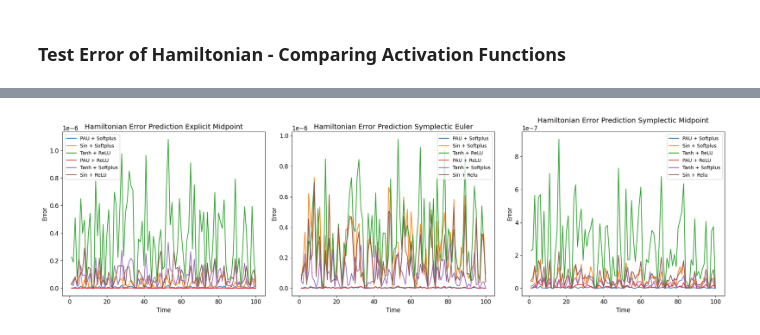
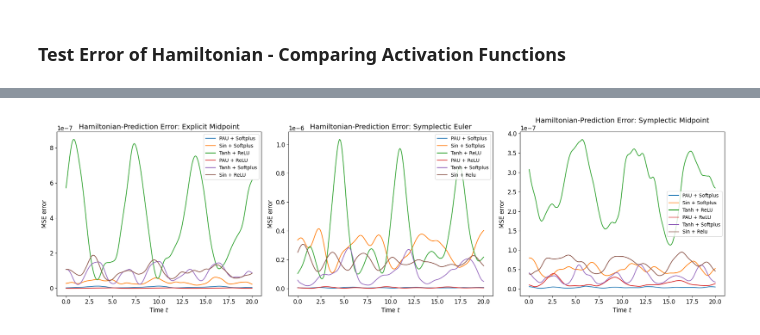
Before and after one commit to sannejamila/HNNs_ODEs, a Jupyter notebook: HenonHeiles.ipynb, the cells around one changed output, grey strips where cells are left out. Cells and saved outputs as stored; diff of their text form; code cells hidden in the pictures.

```diff
--- a/HenonHeiles.ipynb
+++ b/HenonHeiles.ipynb
@@ -438,8 +452,8 @@ plt.show()
 # %% [markdown]
 ## Test Error Analysis - Comparing Activation Functions
 # %%
-def test_loss(pred,exact):
-    return ((pred-exact)**2).mean()
+#def test_loss(pred,exact):
+    #return ((pred-exact)**2).mean()
 # %% [markdown]
 ### Predicting Test Data
 # %%
@@ -477,6 +491,12 @@ Explicit Midpoint with Tanh and ReLU done
 Explicit Midpoint with PAU and ReLU done
 Explicit Midpoint with Tanh and Softplus done
 Explicit Midpoint with Sin and ReLU done
+# %%
+def test_loss(pred,exact):
+    mse_per_time = torch.mean((pred - exact) ** 2, dim=(0, 2))
+    return mse_per_time
+
+mse_per_time = test_loss(u_exp_PAU_Soft,u_test_exp)
 # %%
 u_symp_eul_PAU_Soft, _ = model_symp_eul_PAU_Soft.generate_trajectories(ntrajectories = ntraj_test, t_sample = t_test,integrator = "symplectic euler",u0s=u0_test)
 print("Symplectic Euler with PAU and Softplus done")
@@ -785,67 +741,42 @@ for i in range(u_symp_Sin_ReLU.shape[0]):
 # %%
 fig, ax = plt.subplots(1, 3, figsize=(20, 6))
 
-traject = np.linspace(1,ntraj_test,ntraj_test)
+
+ax[0].plot(t_test, H_err_exp_PAU_Soft, label="PAU + Softplus")
+ax[0].plot(t_test, H_err_exp_Sin_Soft, label="Sin + Softplus")
+ax[0].plot(t_test, H_err_exp_Tanh_ReLU, label="Tanh + ReLU")
+ax[0].plot(t_test, H_err_exp_PAU_ReLU, label="PAU + ReLU")
+ax[0].plot(t_test, H_err_exp_Tanh_soft, label="Tanh + Softplus")
+ax[0].plot(t_test, H_err_exp_Sin_ReLU, label="Sin + ReLU")
+ax[0].set_xlabel(f"Time $t$")
+ax[0].set_ylabel("MSE error")
+ax[0].set_title("Hamiltonian-Prediction Error: Explicit Midpoint")
+ax[0].legend()
 
 
-ax[0].plot(traject, H_err_exp_PAU_Soft, label="PAU + Softplus")
-ax[0].plot(traject, H_err_exp_Sin_Soft, label="Sin + Softplus")
-ax[0].plot(traject, H_err_exp_Tanh_ReLU, label="Tanh + ReLU")
-ax[0].plot(traject, H_err_exp_PAU_ReLU, label="PAU + ReLU")
-ax[0].plot(traject, H_err_exp_Tanh_soft, label="Tanh + Softplus")
-ax[0].plot(traject, H_err_exp_Sin_ReLU, label="Sin + ReLU")
-ax[0].set_xlabel("Time")
-ax[0].set_ylabel("Error")
-ax[0].set_title("Hamiltonian Error Prediction Explicit Midpoint")
-ax[0].legend()
-
-print("Average error Explicit Midpoint PAU + Softplus: " + str(np.array(H_err_exp_PAU_Soft).mean()))
-print("Average error Explicit Midpoint Sin + Softplus: " + str(np.array(H_err_exp_Sin_Soft).mean()))
-print("Average error Explicit Midpoint Tanh + ReLU: " + str(np.array(H_err_exp_Tanh_ReLU).mean()))
-print("Average error Explicit Midpoint PAU + ReLU: " + str(np.array(H_err_exp_PAU_ReLU).mean()))
-print("Average error Explicit Midpoint Tanh + Softplus: " + str(np.array(H_err_exp_Tanh_soft).mean()))
-print("Average error Explicit Midpoint Sin + ReLU: " + str(np.array(H_err_exp_Sin_ReLU).mean()))
+ax[1].plot(t_test, H_err_symp_eul_PAU_Soft, label="PAU + Softplus")
+ax[1].plot(t_test, H_err_symp_eul_Sin_Soft, label="Sin + Softplus")
+ax[1].plot(t_test, H_err_symp_eul_Tanh_ReLU, label="Tanh + ReLU")
+ax[1].plot(t_test, H_err_symp_eul_PAU_ReLU, label="PAU + ReLU")
+ax[1].plot(t_test, H_err_symp_eul_Tanh_soft, label="Tanh + Softplus")
+ax[1].plot(t_test, H_err_symp_eul_Sin_ReLU, label="Sin + Relu")
+ax[1].set_xlabel(f"Time $t$")
+ax[1].set_ylabel("MSE error")
+ax[1].set_title("Hamiltonian-Prediction Error: Symplectic Euler")
+ax[1].legend()
 
 
-
-ax[1].plot(traject, H_err_symp_eul_PAU_Soft, label="PAU + Softplus")
-ax[1].plot(traject, H_err_symp_eul_Sin_Soft, label="Sin + Softplus")
-ax[1].plot(traject, H_err_symp_eul_Tanh_ReLU, label="Tanh + ReLU")
-ax[1].plot(traject, H_err_symp_eul_PAU_ReLU, label="PAU + ReLU")
-ax[1].plot(traject, H_err_symp_eul_Tanh_soft, label="Tanh + Softplus")
-ax[1].plot(traject, H_err_symp_eul_Sin_ReLU, label="Sin + Relu")
-ax[1].set_xlabel("Time")
-ax[1].set_ylabel("Error")
-ax[1].set_title("Hamiltonian Error Prediction Symplectic Euler")
-ax[1].legend()
-
-print("Average error Symplectic Euler PAU + Softplus: " + str(np.array(H_err_symp_eul_PAU_Soft).mean()))
-print("Average error Symplectic Euler Sin + Softplus: " + str(np.array(H_err_symp_eul_Sin_Soft).mean()))
-print("Average error Symplectic Euler Tanh + ReLU: " + str(np.array(H_err_symp_eul_Tanh_ReLU).mean()))
-print("Average error Symplectic Euler PAU + ReLU: " + str(np.array(H_err_symp_eul_PAU_ReLU).mean()))
-print("Average error Symplectic Euler  Tanh + Softplus: " + str(np.array(H_err_symp_eul_Tanh_soft).mean()))
-print("Average error Symplectic Euler  Sin + ReLU: " + str(np.array(H_err_symp_eul_Sin_ReLU).mean()))
-
-
-
-ax[2].plot(traject, H_err_symp_PAU_Soft, label="PAU + Softplus")
-ax[2].plot(traject, H_err_symp_Sin_Soft, label="Sin + Softplus")
-ax[2].plot(traject, H_err_symp_Tanh_ReLU, label="Tanh + ReLU")
-ax[2].plot(traject, H_err_symp_PAU_ReLU, label="PAU + ReLU")
-ax[2].plot(traject, H_err_symp_Tanh_soft, label="Tanh + Softplus")
-ax[2].plot(traject, H_err_symp_Sin_ReLU, label="Sin + Relu")
-ax[2].set_xlabel("Time")
-ax[2].set_ylabel("Error")
-ax[2].set_title("Hamiltonian Error Prediction Symplectic Midpoint")
+ax[2].plot(t_test, H_err_symp_PAU_Soft, label="PAU + Softplus")
+ax[2].plot(t_test, H_err_symp_Sin_Soft, label="Sin + Softplus")
+ax[2].plot(t_test, H_err_symp_Tanh_ReLU, label="Tanh + ReLU")
+ax[2].plot(t_test, H_err_symp_PAU_ReLU, label="PAU + ReLU")
+ax[2].plot(t_test, H_err_symp_Tanh_soft, label="Tanh + Softplus")
+ax[2].plot(t_test, H_err_symp_Sin_ReLU, label="Sin + Relu")
+ax[2].set_xlabel(f"Time $t$")
+ax[2].set_ylabel("MSE error")
+ax[2].set_title("Hamiltonian-Prediction Error: Symplectic Midpoint")
 ax[2].legend()
 
-
-print("Average error Symplectic Midpoint PAU + Softplus: " + str(np.array(H_err_symp_PAU_Soft).mean()))
-print("Average error Symplectic Midpoint Sin + Softplus: " + str(np.array(H_err_symp_Sin_Soft).mean()))
-print("Average error Symplectic Midpoint Tanh + ReLU: " + str(np.array(H_err_symp_Tanh_ReLU).mean()))
-print("Average error Symplectic Midpoint PAU + ReLU: " + str(np.array(H_err_symp_PAU_ReLU).mean()))
-print("Average error Symplectic Midpoint  Tanh + Softplus: " + str(np.array(H_err_symp_Tanh_soft).mean()))
-print("Average error Symplectic Midpoint  Sin + ReLU: " + str(np.array(H_err_symp_Sin_ReLU).mean()))
 
 
 plt.tight_layout()
@@ -872,4 +785,4 @@ Average error Symplectic Midpoint  Sin + ReLU: 6.524382032401471e-08
-[figure, old version]
+[figure, new version]
 # %%
 fig, ax = plt.subplots(1, 3, figsize=(20, 6))
 
```
Also changed, not shown: parts of 15 cells of this notebook, 9 other files.
